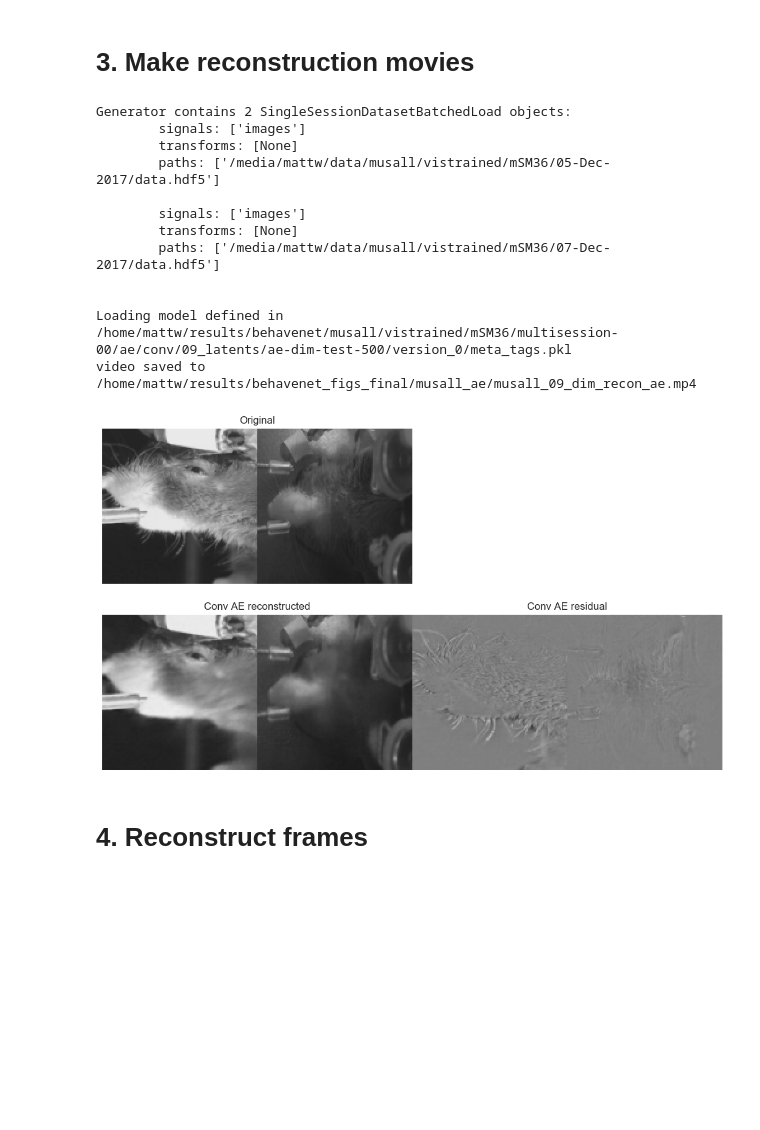
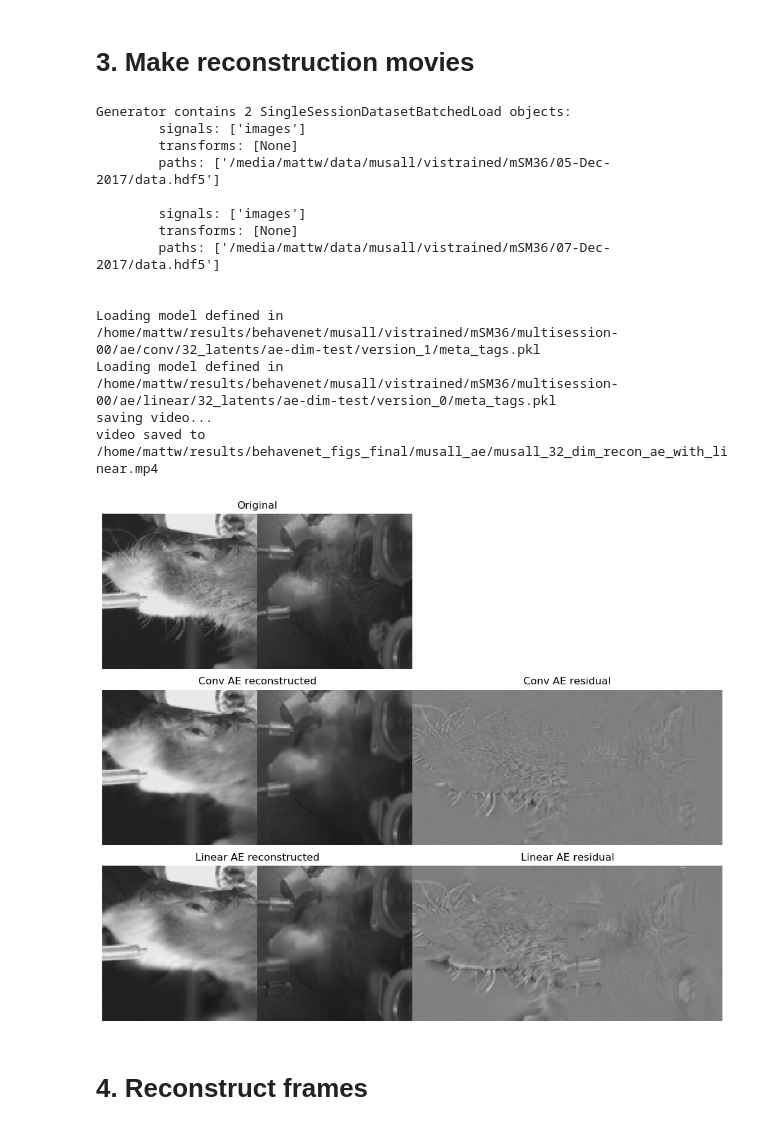
Before and after one commit to themattinthehatt/behavenet, a Jupyter notebook: behavenet/analyses/notebooks/ae_analysis_notebook.ipynb, the cells around one changed output. Saved outputs shown, nothing was run; the diff lists cells and outputs as text; code cells hidden in the pictures; blank space fills up the shorter version.

```diff
--- a/behavenet/analyses/notebooks/ae_analysis_notebook.ipynb
+++ b/behavenet/analyses/notebooks/ae_analysis_notebook.ipynb
@@ -276,13 +276,13 @@ from behavenet.data.utils import get_data_generator_inputs
 from behavenet.data.data_generator import ConcatSessionsGenerator
 
 save_outputs = True
-include_linear = False
+include_linear = True
 version = 'best'
 sess_idx = 0
 hparams = {
     'data_dir': '/media/mattw/data',  # might be a different path than what is saved in hparams
     'tt_save_path': '/home/mattw/results/behavenet',
-    'experiment_name': 'ae-dim-test-500',
+    'experiment_name': 'ae-dim-test',
     'lin_experiment_name': 'ae-dim-test',
     'model_class': 'ae',
     'model_type': 'conv'}
@@ -304,7 +304,7 @@ for lab in labs:
         hparams['session'] = 'session-01'
         trial_splits = {'train_tr': 5, 'val_tr': 1, 'test_tr': 1, 'gap_tr': 1}
     elif lab == 'musall':
-        hparams['n_ae_latents'] = 9
+        hparams['n_ae_latents'] = 32
         hparams['animal'] = 'mSM36'
         hparams['session'] = 'all'
         trial_splits = {'train_tr': 8, 'val_tr': 1, 'test_tr': 1, 'gap_tr': 0}
@@ -316,36 +316,38 @@ for lab in labs:
     data_generator = ConcatSessionsGenerator(
         hparams['data_dir'], sess_ids,
         signals_list=signals, transforms_list=transforms, paths_list=paths,
         device='cpu', as_numpy=False, batch_load=True, rng_seed=0,
         trial_splits=trial_splits)
     print(data_generator)
 
     trial = data_generator.datasets[sess_idx].batch_indxs['test'][2]
     # 4 good for steinmetz/2-probe
     # 2 good for steinmetz/8-probe/mouse-02
 
     filename = str('%s_%02i_dim_recon_ae' % (lab, hparams['n_ae_latents']))
     if include_linear:
         filename += '_with_linear'
 
     make_ae_reconstruction_movie(
         hparams, version=version,
         save_file=os.path.join(results_dir, '%s_ae' % lab, filename),
         include_linear=include_linear, trial=trial)
 # %% [output]
 Generator contains 2 SingleSessionDatasetBatchedLoad objects:
         signals: ['images']
         transforms: [None]
         paths: ['/media/mattw/data/musall/vistrained/mSM36/05-Dec-2017/data.hdf5']
 
         signals: ['images']
         transforms: [None]
         paths: ['/media/mattw/data/musall/vistrained/mSM36/07-Dec-2017/data.hdf5']
 
 
-Loading model defined in /home/mattw/results/behavenet/musall/vistrained/mSM36/multisession-00/ae/conv/09_latents/ae-dim-test-500/version_0/meta_tags.pkl
-video saved to /home/mattw/results/behavenet_figs_final/musall_ae/musall_09_dim_recon_ae.mp4
+Loading model defined in /home/mattw/results/behavenet/musall/vistrained/mSM36/multisession-00/ae/conv/32_latents/ae-dim-test/version_1/meta_tags.pkl
+Loading model defined in /home/mattw/results/behavenet/musall/vistrained/mSM36/multisession-00/ae/linear/32_latents/ae-dim-test/version_0/meta_tags.pkl
+saving video...
+video saved to /home/mattw/results/behavenet_figs_final/musall_ae/musall_32_dim_recon_ae_with_linear.mp4
-[figure, old version]
+[figure, new version]
 # %% [markdown]
 # 4. Reconstruct frames
 # %%
```
Also changed, not shown: 3 other files.
